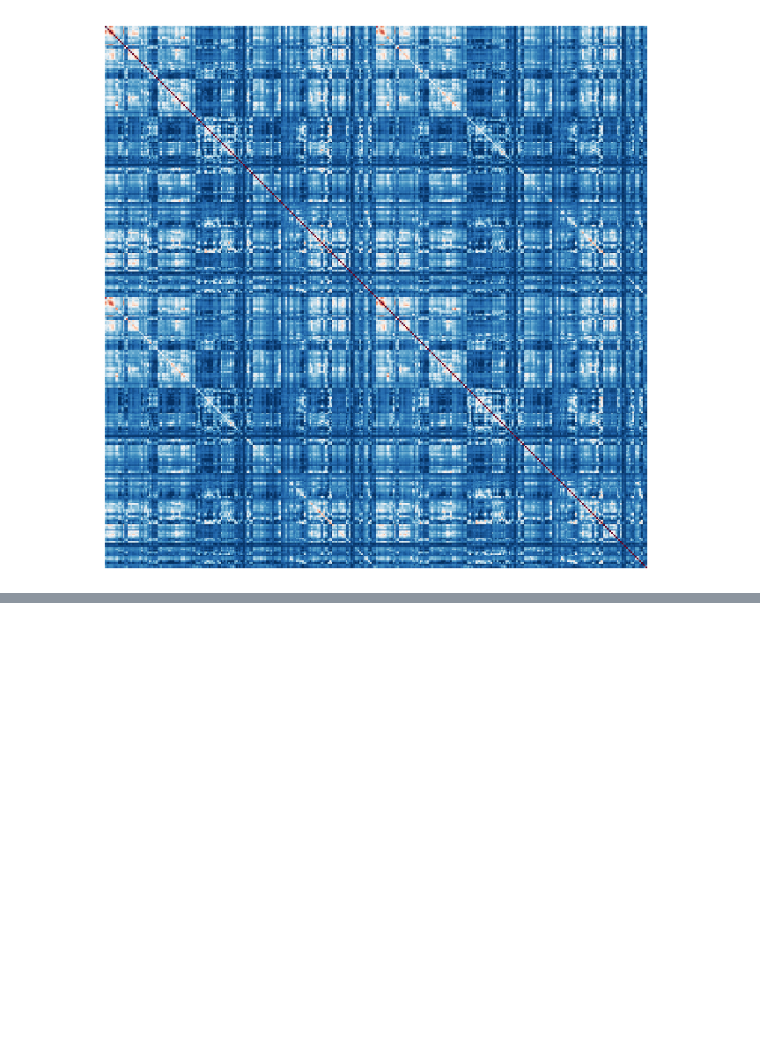
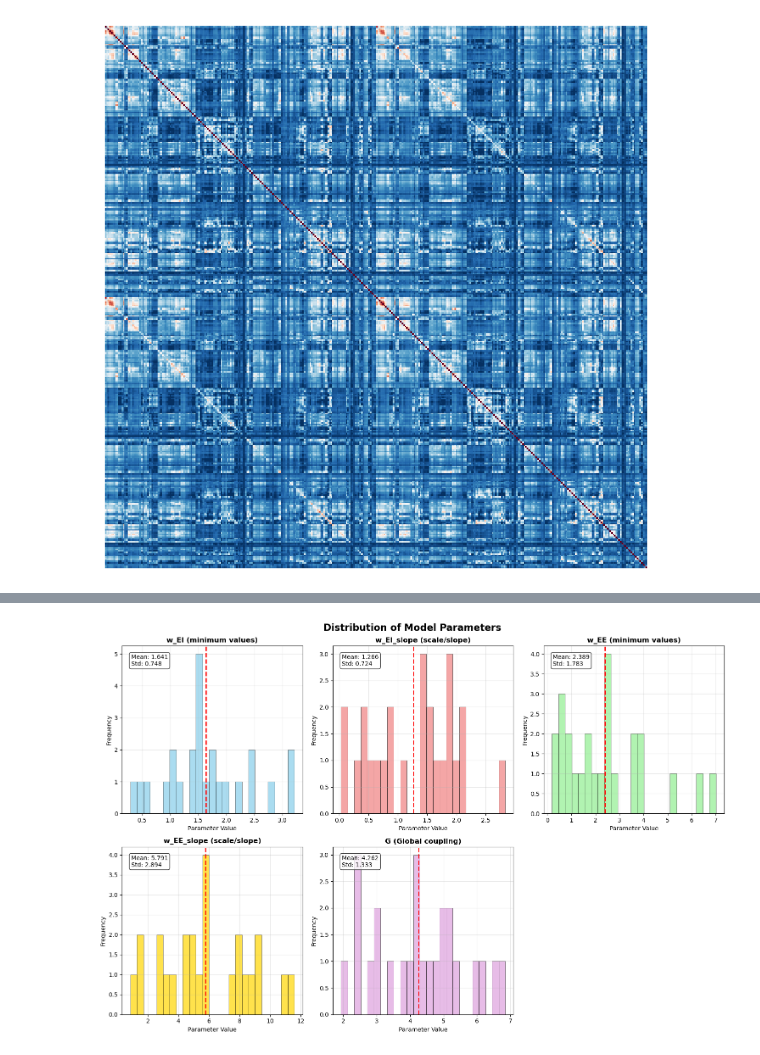
Before and after one commit to fmvoid/HBNM, a Jupyter notebook: data_exploration.ipynb, the cells around one changed output, grey strips where cells are left out. Saved outputs shown, nothing was run; the diff lists cells and outputs as text; code cells hidden in the pictures; blank space fills up the shorter version.

Commit message:
Adjusted model sampling script plotting. Added analyse results script

```diff
--- a/data_exploration.ipynb
+++ b/data_exploration.ipynb
@@ -159,0 +162,8 @@ matrix_plot_2(ax, fc, 'RdBu_r')
+# %%
+from hbnm.io import Data
+import h5py
+
+filepath = 'heterogeneous/iteration_2.hdf5'
+# %%
+data_handler = Data("data/", "outputs/")
+iter_data = data_handler.load(filepath, from_output=True)
@@ -159,0 +174,3 @@ matrix_plot_2(ax, fc, 'RdBu_r')
+# %%
+theta = iter_data['theta'][:]
+theta.shape
@@ -159,0 +179,8 @@ matrix_plot_2(ax, fc, 'RdBu_r')
+# %%
+# Explore the distribution of each parameter
+
+w_EI = theta[0,:]  # w_EI minimum values
+w_EI_slope = theta[1,:]  # w_EI scale/slope values
+w_EE = theta[2,:]  # w_EE minimum values
+w_EE_slope = theta[3,:]  # w_EE scale/slope values
+G = theta[4,:]  # Global coupling parameter
@@ -159,0 +194,52 @@ matrix_plot_2(ax, fc, 'RdBu_r')
+# %%
+import matplotlib.pyplot as plt
+import numpy as np
+
+# Create figure with 5 subplots
+fig, axes = plt.subplots(2, 3, figsize=(15, 10))
+fig.suptitle('Distribution of Model Parameters', fontsize=16, fontweight='bold')
+
+# Flatten axes array for easier indexing
+axes = axes.flatten()
+
+# Parameter data and labels
+parameters = [w_EI, w_EI_slope, w_EE, w_EE_slope, G]
+param_names = ['w_EI (minimum values)', 'w_EI_slope (scale/slope)', 'w_EE (minimum values)',
+               'w_EE_slope (scale/slope)', 'G (Global coupling)']
+colors = ['skyblue', 'lightcoral', 'lightgreen', 'gold', 'plum']
+
+# Create histograms for each parameter
+for i, (param, name, color) in enumerate(zip(parameters, param_names, colors)):
+    axes[i].hist(param, bins=25, alpha=0.7, color=color, edgecolor='black', linewidth=0.5)
+    axes[i].set_title(name, fontweight='bold')
+    axes[i].set_xlabel('Parameter Value')
+    axes[i].set_ylabel('Frequency')
+    axes[i].grid(True, alpha=0.3)
+
+    # Add statistics text
+    mean_val = np.mean(param)
+    std_val = np.std(param)
+    axes[i].axvline(mean_val, color='red', linestyle='--', linewidth=2, label=f'Mean: {mean_val:.3f}')
+    axes[i].text(0.05, 0.95, f'Mean: {mean_val:.3f}\nStd: {std_val:.3f}',
+                transform=axes[i].transAxes, verticalalignment='top',
+                bbox=dict(boxstyle='round', facecolor='white', alpha=0.8))
+
+# Remove the 6th subplot (we only have 5 parameters)
+fig.delaxes(axes[5])
+
+plt.tight_layout()
+plt.show()
+
+# Print summary statistics
+print("Parameter Summary Statistics:")
+print("="*50)
+for param, name in zip(parameters, param_names):
+    print(f"{name}:")
+    print(f"  Mean: {np.mean(param):.6f}")
+    print(f"  Std:  {np.std(param):.6f}")
+    print(f"  Min:  {np.min(param):.6f}")
+    print(f"  Max:  {np.max(param):.6f}")
+    print(f"  Range: {np.max(param) - np.min(param):.6f}")
+    print("-" * 30)
+# %% [output]
+[figure, added]
```
Also changed, not shown: parts of 5 cells of this notebook, 20 other files.
